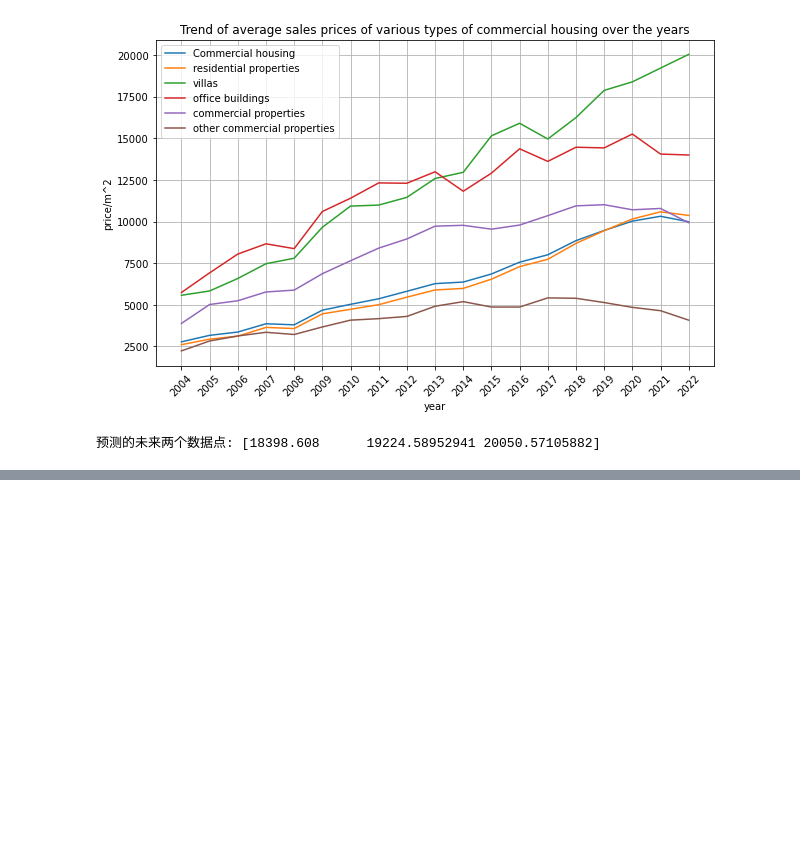
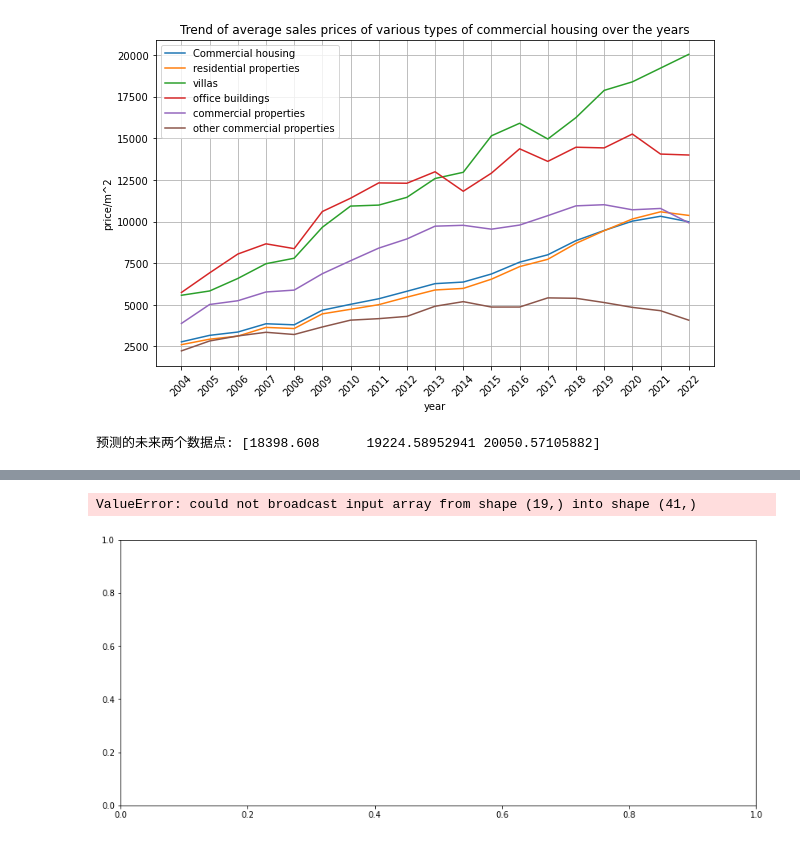
Before and after one commit to zhang2gongzi/CUIT-Data-Mining, a Jupyter notebook: text2/Untitled.ipynb, the cells around one changed output, grey strips where cells are left out. Cells and saved outputs as stored; diff of their text form; code cells hidden in the pictures; blank space fills up the shorter version.

```diff
--- a/text2/Untitled.ipynb
+++ b/text2/Untitled.ipynb
@@ -139,0 +328,37 @@ print("预测的未来两个数据点:", predictions.flatten())
+# %%
+import pandas as pd
+import numpy as np
+import statsmodels.api as sm
+import matplotlib.pyplot as plt
+from sklearn.preprocessing import StandardScaler
+# 加载数据
+df1 = pd.read_csv('年度数据房价平均销售价格_转置.csv', encoding='gbk')
+df2 = pd.read_csv('年度数据国内生产总值_转置.csv', encoding='gbk')
+
+# 合并数据
+merged_df = pd.merge(df1, df2, on='year', how='inner')
+
+# 处理缺失值
+merged_df.dropna(inplace=True)
+
+
+# 假设 df 是包含时间序列数据的 DataFrame，且 'average' 列是我们关注的目标
+#df = pd.read_csv('your_data_file.csv')  # 示例数据加载，请替换为实际数据路径
+
+# 使用 'average' 列作为时间序列数据
+time_series = merged_df['average'].values
+
+# 绘制 ACF 图
+fig, ax = plt.subplots(figsize=(14, 6))
+sm.graphics.tsa.plot_acf(time_series, lags=40, ax=ax)
+ax.set_title('Autocorrelation Function (ACF)')
+plt.show()
+
+# 绘制 PACF 图
+fig, ax = plt.subplots(figsize=(14, 6))
+sm.graphics.tsa.plot_pacf(time_series, lags=40, ax=ax)
+ax.set_title('Partial Autocorrelation Function (PACF)')
+plt.show()
+# %% [output]
+ValueError: could not broadcast input array from shape (19,) into shape (41,)
+[figure, added]
```
Also changed, not shown: parts of 7 cells of this notebook, 7 other files.
